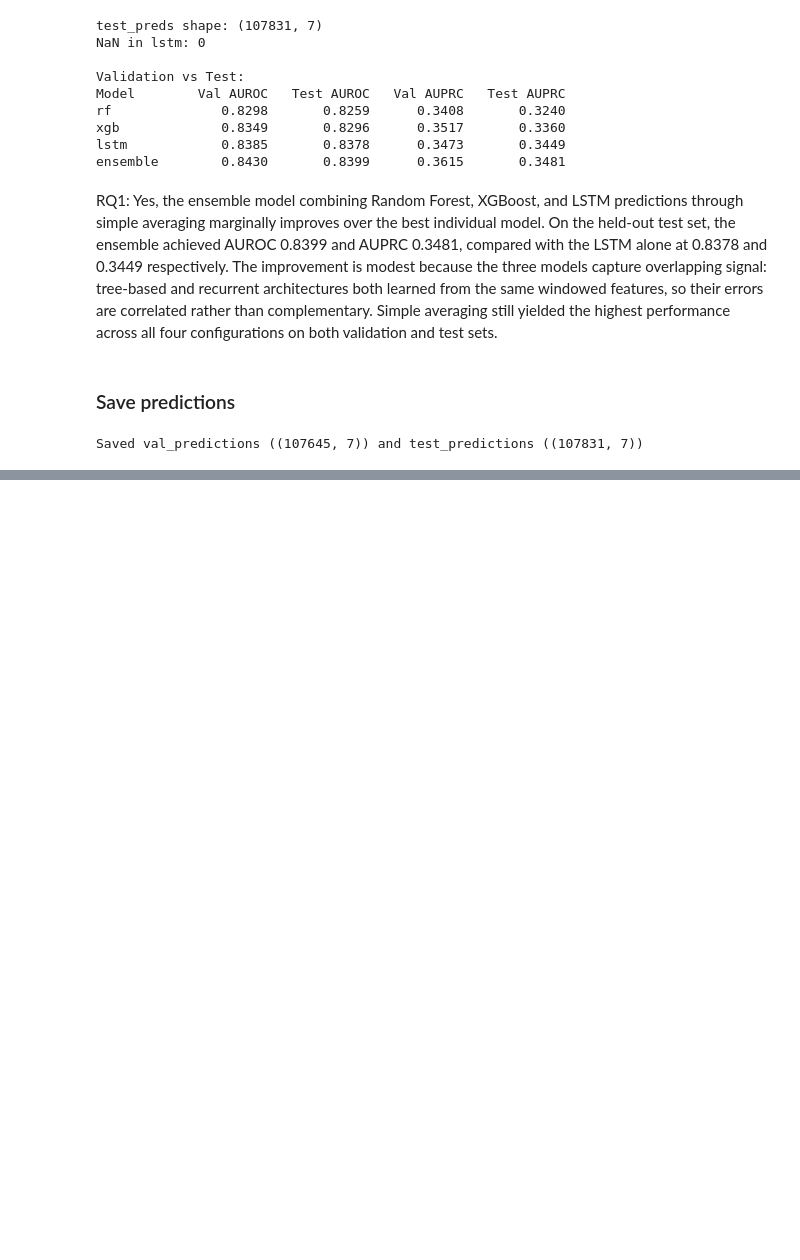
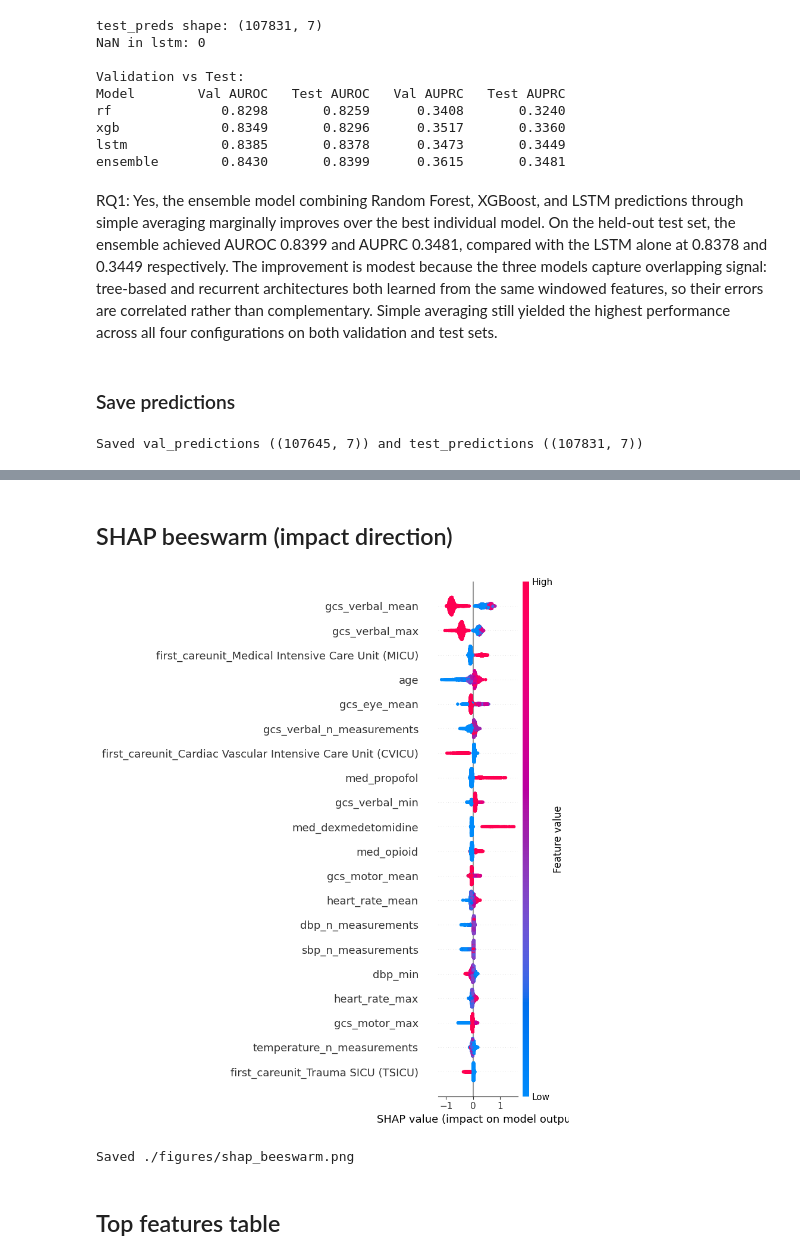
Before and after one commit to Hadyalt/AI_In_Healthcare_Capstone_Project, a Jupyter notebook: main.ipynb, the cells around one changed output, grey strips where cells are left out. Drawn from its saved outputs; the diff is of its cells as text; code cells hidden in the pictures; blank space fills up the shorter version.

```diff
--- a/main.ipynb
+++ b/main.ipynb
@@ -3172,0 +3757,20 @@ Saved val_predictions ((107645, 7)) and test_predictions ((107831, 7))
+# %% [markdown]
+## SHAP beeswarm (impact direction)
+# %%
+plt.figure(figsize=(10, 8))
+shap.summary_plot(
+    shap_values,
+    X_sample,
+    feature_names=feature_cols,
+    max_display=20,
+    show=False,
+)
+plt.tight_layout()
+plt.savefig("./figures/shap_beeswarm.png", dpi=150, bbox_inches="tight")
+plt.show()
+print("Saved ./figures/shap_beeswarm.png")
+# %% [output]
+[figure, added]
+Saved ./figures/shap_beeswarm.png
+# %% [markdown]
+## Top features table
```
Also changed, not shown: parts of 29 cells of this notebook, 8 other files.
